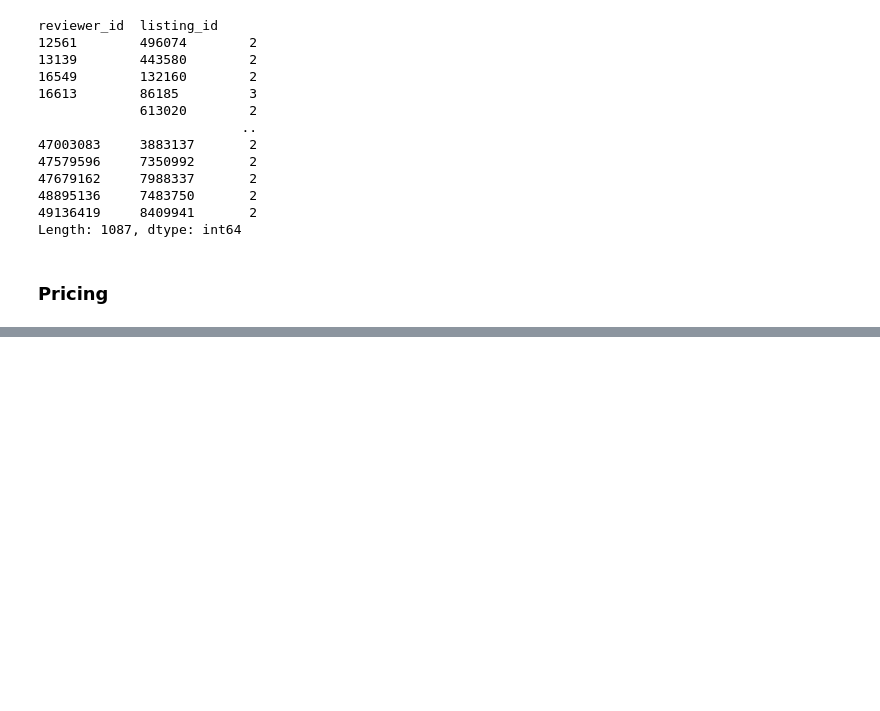
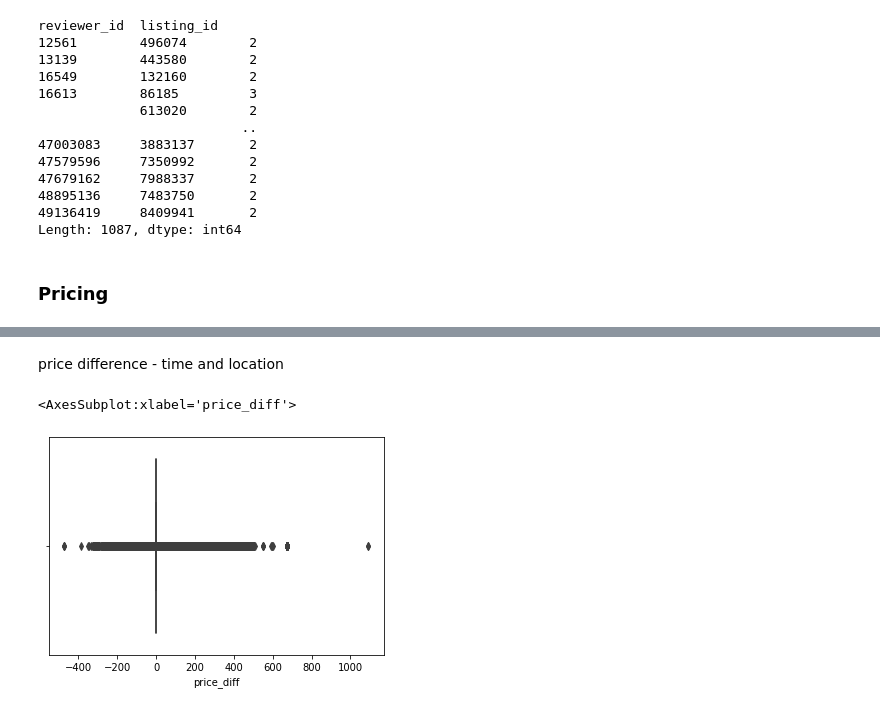
Before and after one commit to boldchan/first_blog, a Jupyter notebook: discover.ipynb, the cells around one changed output, grey strips where cells are left out. Cells and saved outputs as stored; diff of their text form; code cells hidden in the pictures; blank space fills up the shorter version.

```diff
--- a/discover.ipynb
+++ b/discover.ipynb
@@ -183,0 +493,7 @@ Length: 1087, dtype: int64
+# %% [markdown]
+price difference - time and location
+# %%
+sns.boxplot(df_price['price_diff'])
+# %% [output]
+<AxesSubplot:xlabel='price_diff'>
+[figure, added]
```
Also changed, not shown: parts of 74 cells of this notebook.
